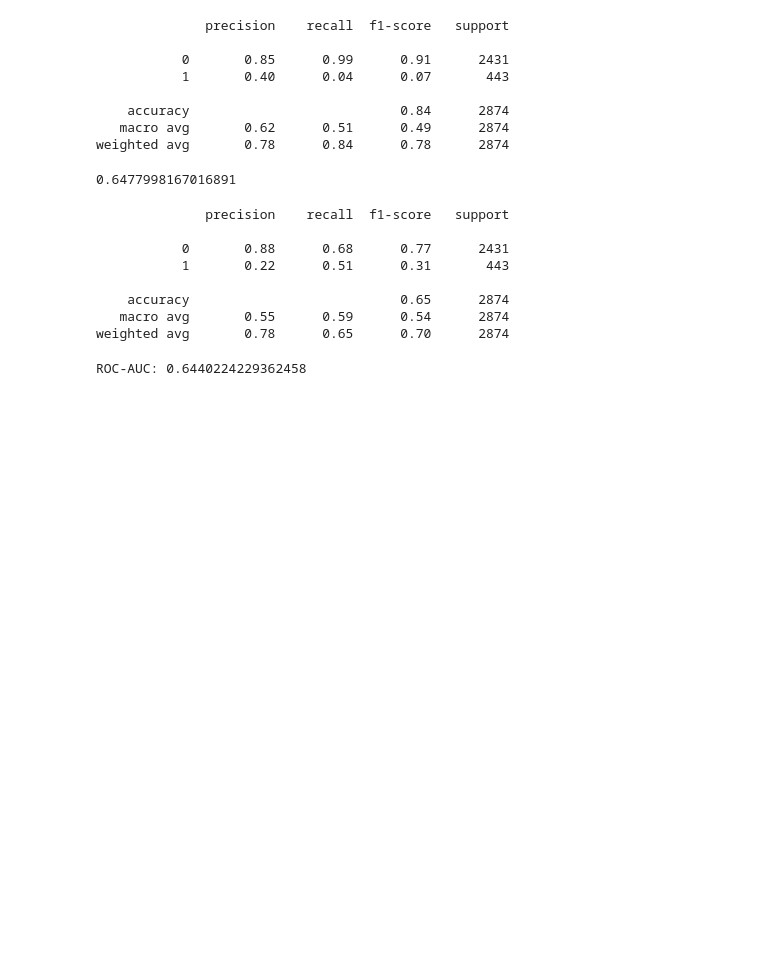
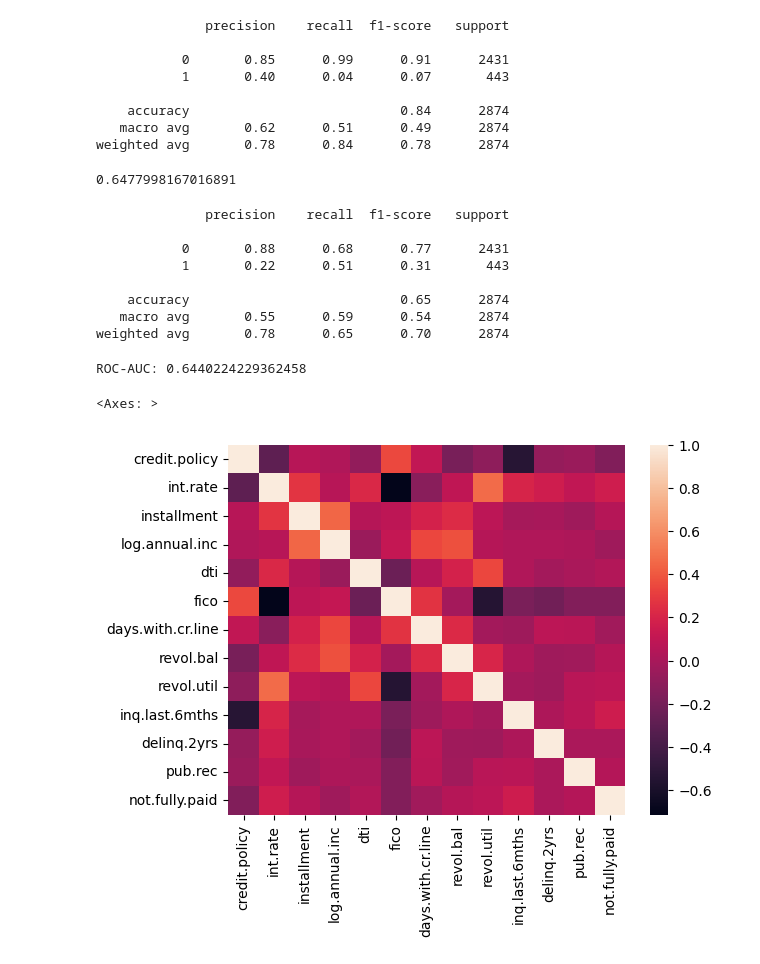
Before and after one commit to mynkaiml/Machine-learning-journey, a Jupyter notebook: Supervised Learning/Decision Trees/Decision_tree_proj/Decision+Random_forest.ipynb, the cells around one changed output. Cells and saved outputs as stored; diff of their text form; code cells hidden in the pictures; blank space fills up the shorter version.

```diff
--- a/Supervised Learning/Decision Trees/Decision_tree_proj/Decision+Random_forest.ipynb
+++ b/Supervised Learning/Decision Trees/Decision_tree_proj/Decision+Random_forest.ipynb
@@ -277,3 +277,11 @@ probs = xgb.predict_proba(X_test)[:,1]
 print("ROC-AUC:", roc_auc_score(y_test, probs))
 # %% [output]
 ROC-AUC: 0.6440224229362458
+# %%
+
+corr = loans.corr(numeric_only=True)
+
+sns.heatmap(corr)
+# %% [output]
+<Axes: >
+[figure, added]
```
Also changed, not shown: parts of 9 cells of this notebook, 1 other file.
